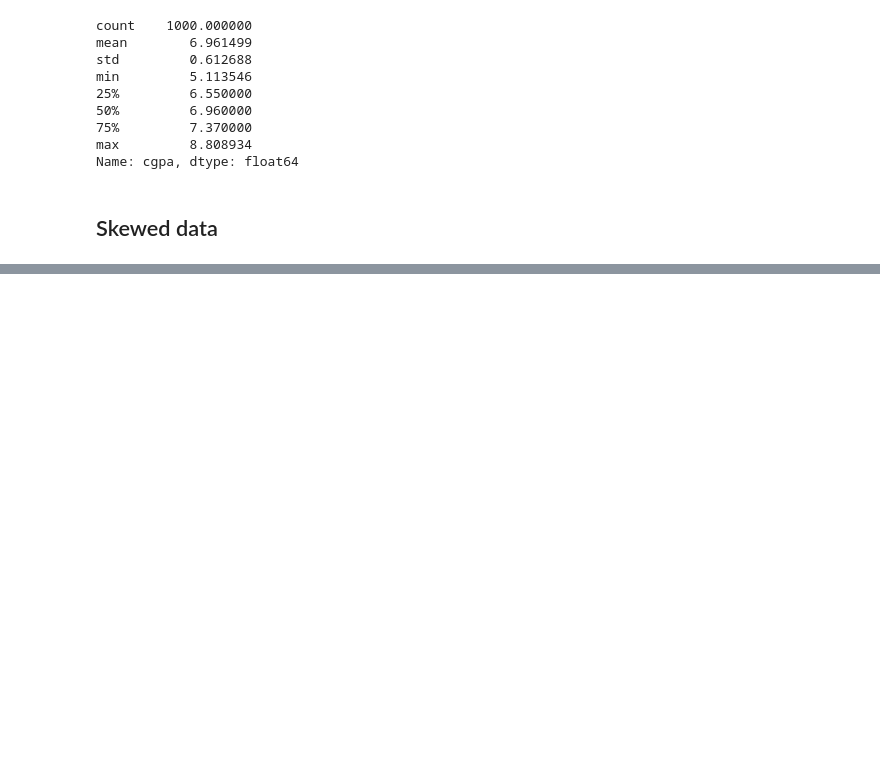
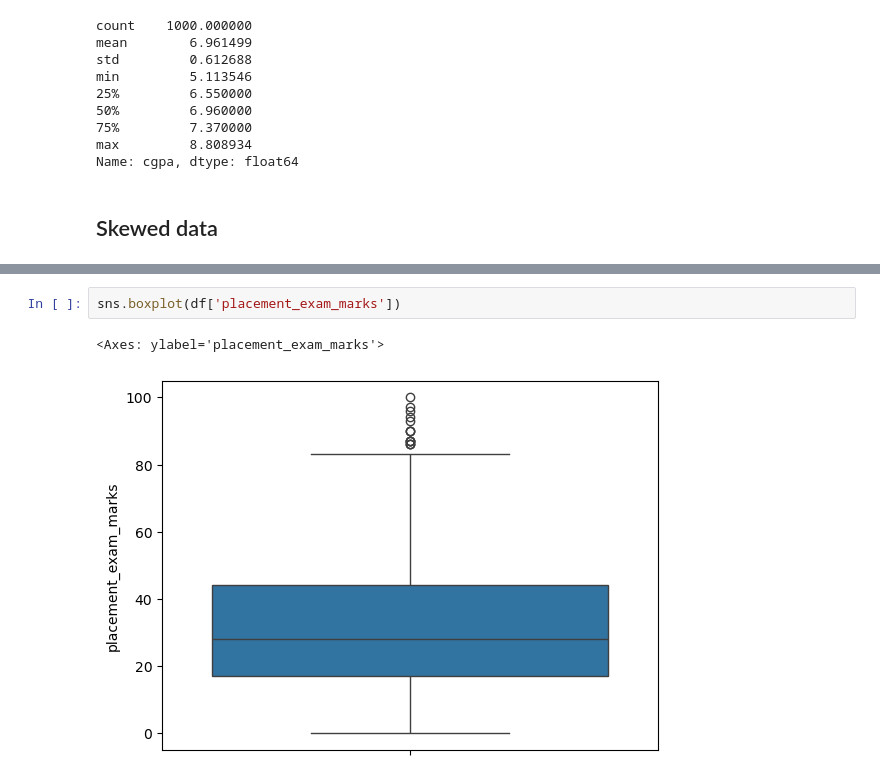
Before and after one commit to Ambily313/Feature-Engineering-Techniques-And-Experiments, a Jupyter notebook: Outlier Dtection & Handling/Outlier_handling.ipynb, the cells around one changed output, grey strips where cells are left out. Saved outputs shown, nothing was run; the diff lists cells and outputs as text; blank space fills up the shorter version.

```diff
--- a/Outlier Dtection & Handling/Outlier_handling.ipynb
+++ b/Outlier Dtection & Handling/Outlier_handling.ipynb
@@ -304,0 +317,5 @@ Name: cgpa, dtype: float64
+# %%
+sns.boxplot(df['placement_exam_marks'])
+# %% [output]
+<Axes: ylabel='placement_exam_marks'>
+[figure, added]
```
Also changed, not shown: parts of 13 cells of this notebook.
